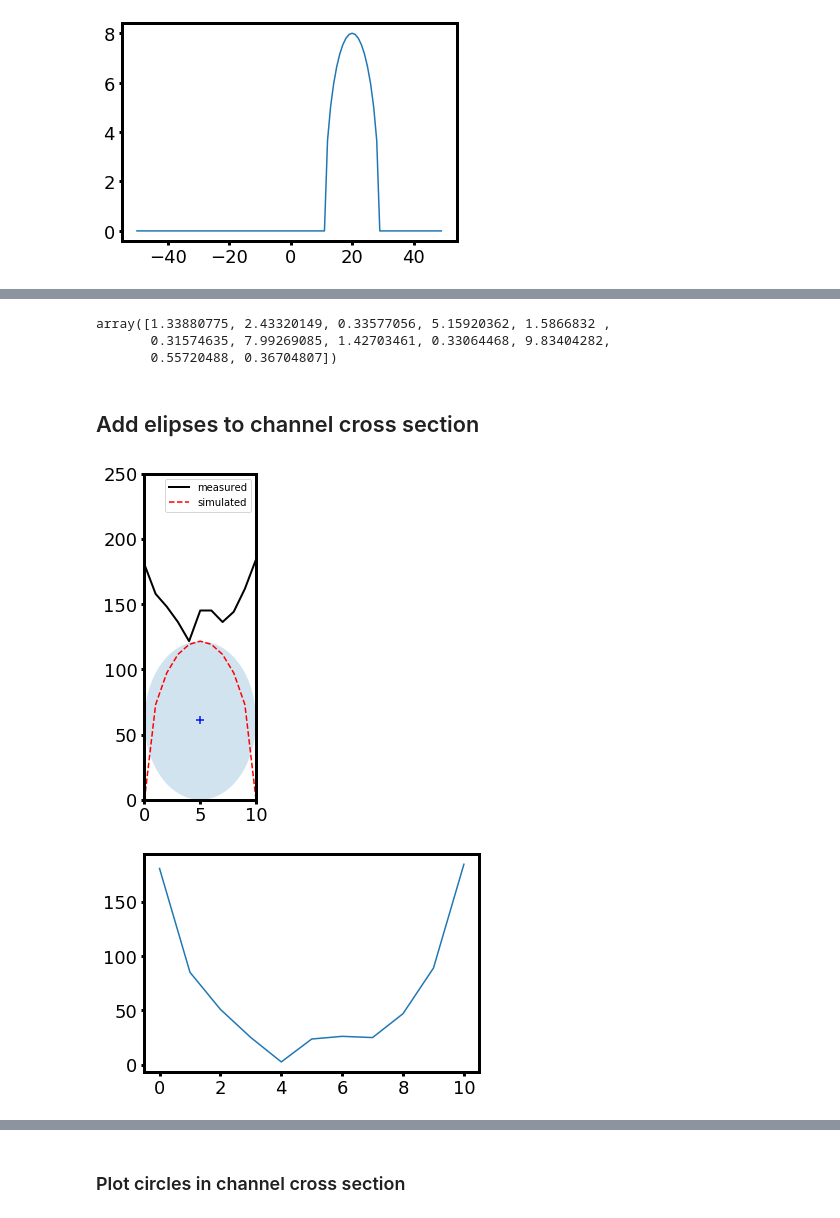
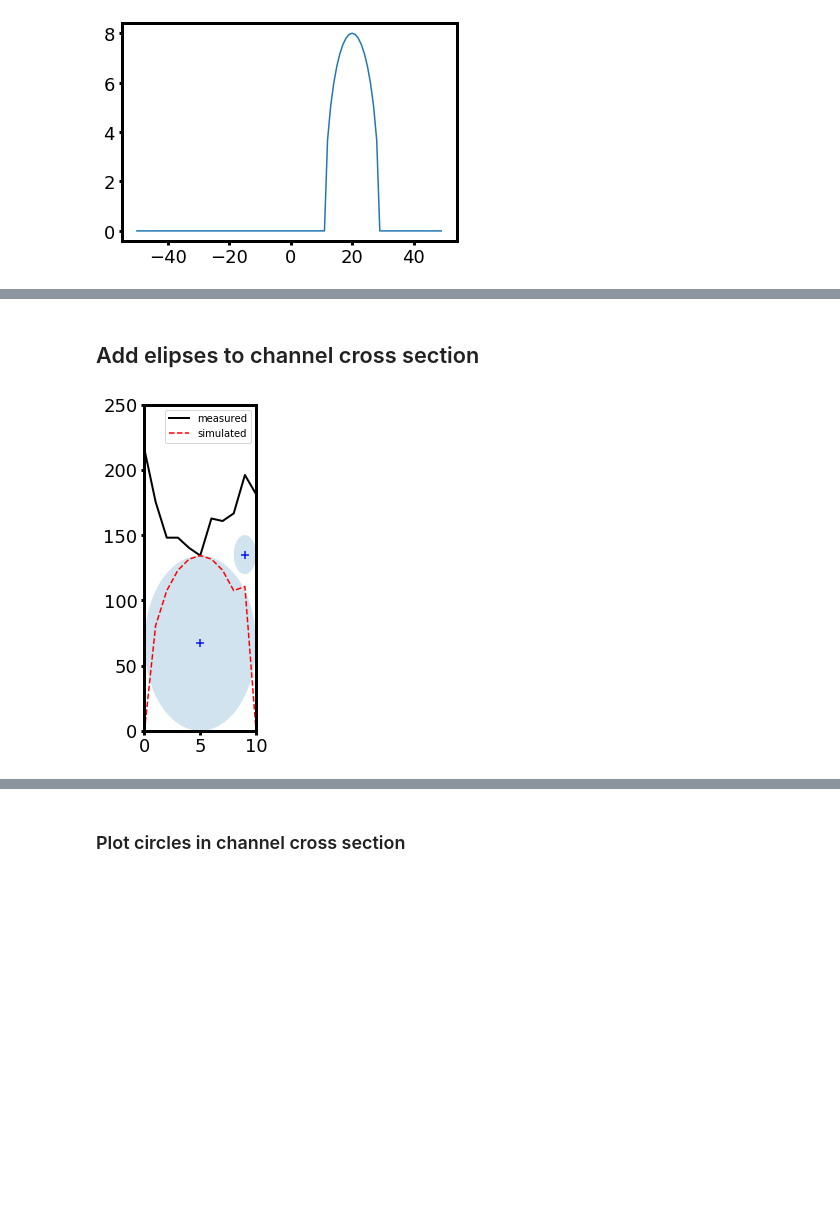
Before and after one commit to ericmuckley/fluid_channel_modeling, a Jupyter notebook: channel_modeling_disks.ipynb, the cells around one changed output, grey strips where cells are left out. Cells and saved outputs as stored; diff of their text form; code cells hidden in the pictures; blank space fills up the shorter version.

```diff
--- a/channel_modeling_disks.ipynb
+++ b/channel_modeling_disks.ipynb
@@ -250,67 +289,66 @@ plt.show()
-# %%
-popt
-# %% [output]
-array([1.33880775, 2.43320149, 0.33577056, 5.15920362, 1.5866832 ,
-       0.31574635, 7.99269085, 1.42703461, 0.33064468, 9.83404282,
-       0.55720488, 0.36704807])
 # %% [markdown]
 ## Add elipses to channel cross section
 # %%
-
 # use this to reample the cross section for higher resolution
 #cs = resample(np.column_stack((np.arange(img.shape[0]), img[:,i])))
-cs = np.column_stack((np.arange(img.shape[0]), img[:,i]))
+cs = np.column_stack((np.arange(img.shape[0]), img[:,60]))
 
 # create dictionary for elliptical bubble dimensions (center, width, height)
 # the initial bubble is created as large as possible to fit inside measured cross section
 bub = {
     'c': [[np.max(cs[:,0])/2, np.min(cs[:,1])/2]],
     'w': [np.max(cs[:,0])],
-    'h': [np.min(cs[:,1])]}
+    'h': [np.min(cs[:,1])],
+    'verts': []}
+
+# create initial ellipse
+ellipse_object = patches.Ellipse(bub['c'][0], bub['w'][0], bub['h'][0], alpha=0.2)
+ellipse_vertices = get_ellipse_vertices(ellipse_object)
+bub['verts'].append(ellipse_vertices)
+# create simulated cross section to hold ellipse cross sections and plot it
+sim_cs = ellipse_integral(cs[:,0], bub['c'][0][0], bub['w'][0], bub['h'][0])
 
 
+# plot initial ellipse
+fig, ax = plt.subplots()
+ax.add_patch(ellipse_object)
+ax.scatter(*bub['c'][0], marker='+', s=80, c='b')
 # add void fraction cross section to plot
-fig, ax = plt.subplots()
 ax.plot(cs[:,0], cs[:,1], lw=2, c='k', label='measured')
 
-# create simulated cross section to hold ellipse cross sections and plot it
-sim_cs = ellipse_integral(cs[:,0], bub['c'][0][0], bub['w'][0], bub['h'][0])
-ax.add_patch(patches.Ellipse(bub['c'][0], bub['w'][0], bub['h'][0], alpha=0.2))
-ax.scatter(*bub['c'][0], marker='+', s=80, c='b')
 
+# calculate residual between measured and simulated cross sections
 residual = np.column_stack((cs[:, 0], cs[:,1]-sim_cs))
 
+
+
 # create new bubbles
-for c in range(1,1):
+for c in range(1,2):
 
     # calculate residual between measured and simulated cross sections
     residual = np.column_stack((cs[:, 0], cs[:,1]-sim_cs))
 
+    # geenrate new bubble
+    new_c, new_w, new_h = [9, 135], 2, 30
 
-    new_c, new_w, new_h = [8, 135], 2, 30
 
     bub['c'].append(new_c)
     bub['w'].append(new_w)
     bub['h'].append(new_h)
 
     # add ellipse cross section to total simulated cross section and plot
     sim_cs += ellipse_integral(cs[:,0], bub['c'][c][0], bub['w'][c], bub['h'][c])
-    ellipse = patches.Ellipse(bub['c'][c], bub['w'][c], bub['h'][c], alpha=0.2)
-    ax.add_patch(ellipse)
+    ellipse_object = patches.Ellipse(bub['c'][c], bub['w'][c], bub['h'][c], alpha=0.2)
+    ellipse_vetices = get_ellipse_vertices(ellipse_object)
+    ax.add_patch(ellipse_object)
     ax.scatter(*bub['c'][c], marker='+', s=80, c='b')
 
 # plot simulated void fraction cross section
 ax.plot(cs[:, 0], sim_cs, c='r', linestyle='--', label='simulated')
-
 plt.xlim([cs[0,0], cs[-1,0]])
 plt.ylim([0, data['d_um']])
 fig.set_size_inches(2, 6)
 plt.legend()
 plt.show()
-
-# plot difference in
-plt.plot(cs[:,0], cs[:,1] - sim_cs)
-plt.show()
 # %% [output]
-[figure, old version]
+[figure, new version]
-[figure, removed]
```
Also changed, not shown: parts of 7 cells of this notebook.
